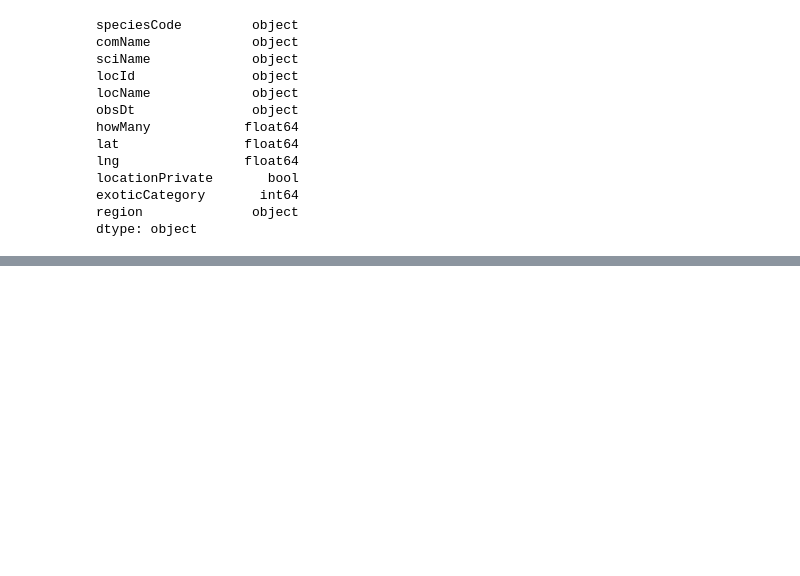
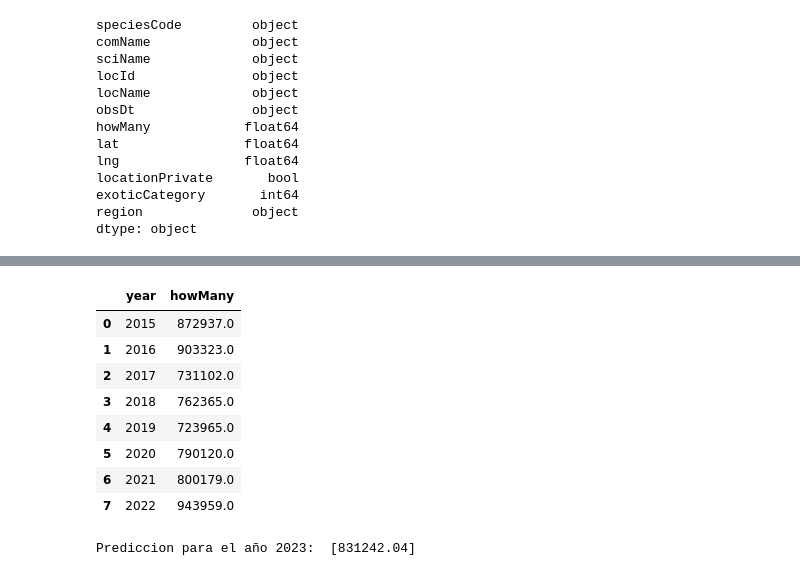
Before and after one commit to ymotomy/Proyecto-IMT2200, a Jupyter notebook: Pandemia.ipynb, the cells around one changed output, grey strips where cells are left out. Drawn from its saved outputs; the diff is of its cells as text; code cells hidden in the pictures; blank space fills up the shorter version.

```diff
--- a/Pandemia.ipynb
+++ b/Pandemia.ipynb
@@ -224,0 +225,76 @@ plt.show()
+# %%
+# Prepararemos df's para realizar una prediccion para el año 2023.
+# Para esto, crearemos un nuevo dataframe que contenga la suma de la columna howMany de cada dataframe de avistamientos
+df_2015 = pd.DataFrame(columns=["year", "howMany"])
+df_2015["year"] = [2015]
+df_2015["howMany"] = [df_aves_15["howMany"].sum()]
+
+df_2016 = pd.DataFrame(columns=["year", "howMany"])
+df_2016["year"] = [2016]
+df_2016["howMany"] = [df_aves_16["howMany"].sum()]
+
+df_2017 = pd.DataFrame(columns=["year", "howMany"])
+df_2017["year"] = [2017]
+df_2017["howMany"] = [df_aves_17["howMany"].sum()]
+
+df_2018 = pd.DataFrame(columns=["year", "howMany"])
+df_2018["year"] = [2018]
+df_2018["howMany"] = [df_aves_18["howMany"].sum()]
+
+df_2019 = pd.DataFrame(columns=["year", "howMany"])
+df_2019["year"] = [2019]
+df_2019["howMany"] = [df_aves_19["howMany"].sum()]
+
+df_2020 = pd.DataFrame(columns=["year", "howMany"])
+df_2020["year"] = [2020]
+df_2020["howMany"] = [df_aves_20["howMany"].sum()]
+
+df_2021 = pd.DataFrame(columns=["year", "howMany"])
+df_2021["year"] = [2021]
+df_2021["howMany"] = [df_aves_21["howMany"].sum()]
+
+df_2022 = pd.DataFrame(columns=["year", "howMany"])
+df_2022["year"] = [2022]
+df_2022["howMany"] = [df_aves_22["howMany"].sum()]
+# %%
+# Concatearemos todos los df's en uno solo
+df_total_predict = pd.concat([df_2015, df_2016, df_2017, df_2018, df_2019, df_2020, df_2021, df_2022])
+df_total_predict = df_total_predict.reset_index(drop=True)
+df_total_predict
+# %% [output]
+|  | year | howMany |
+| 0 | 2015 | 872937.0 |
+| 1 | 2016 | 903323.0 |
+| 2 | 2017 | 731102.0 |
+| 3 | 2018 | 762365.0 |
+| 4 | 2019 | 723965.0 |
+| 5 | 2020 | 790120.0 |
+| 6 | 2021 | 800179.0 |
+| 7 | 2022 | 943959.0 |
+# %%
+# Ahora con estos datos realizaremos una prediccion para el año 2023
+# Primero, importaremos la libreria de sklearn
+from sklearn.model_selection import train_test_split
+from sklearn.linear_model import LinearRegression
+from sklearn.metrics import mean_squared_error, r2_score
+
+X = df_total_predict[["year"]].values.reshape(-1, 1)
+y = df_total_predict["howMany"]
+
+# Dividiremos los datos en train y test
+X_train, X_test, y_train, y_test = train_test_split(X, y, test_size=0.2, random_state=0)
+
+# Crear y entrenar el modelo
+model = LinearRegression()
+model.fit(X_train, y_train)
+
+# Realizar una prediccion
+y_pred = model.predict(X_test)
+
+# Predecir para el 2023 y 2024
+y_pred_2023 = model.predict([[2023]])
+y_pred_2024 = model.predict([[2024]])
+
+print("Prediccion para el año 2023: ", y_pred_2023)
+# %% [output]
+Prediccion para el año 2023:  [831242.04]
```
Also changed, not shown: parts of 16 cells of this notebook.
